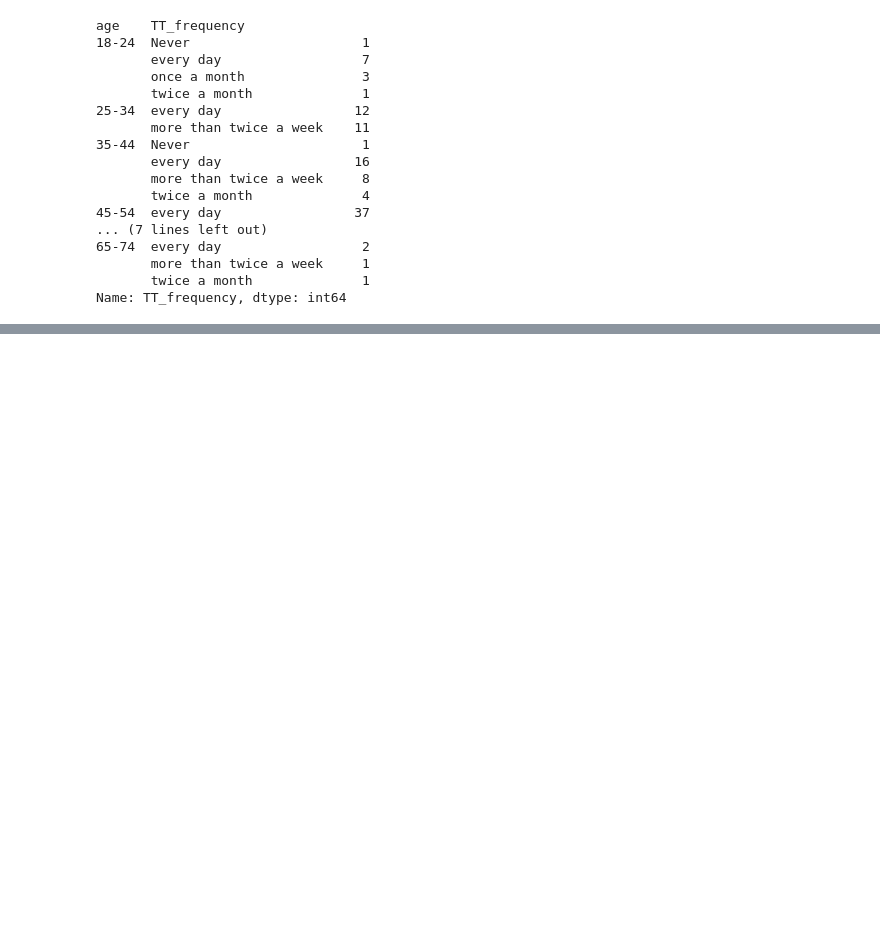
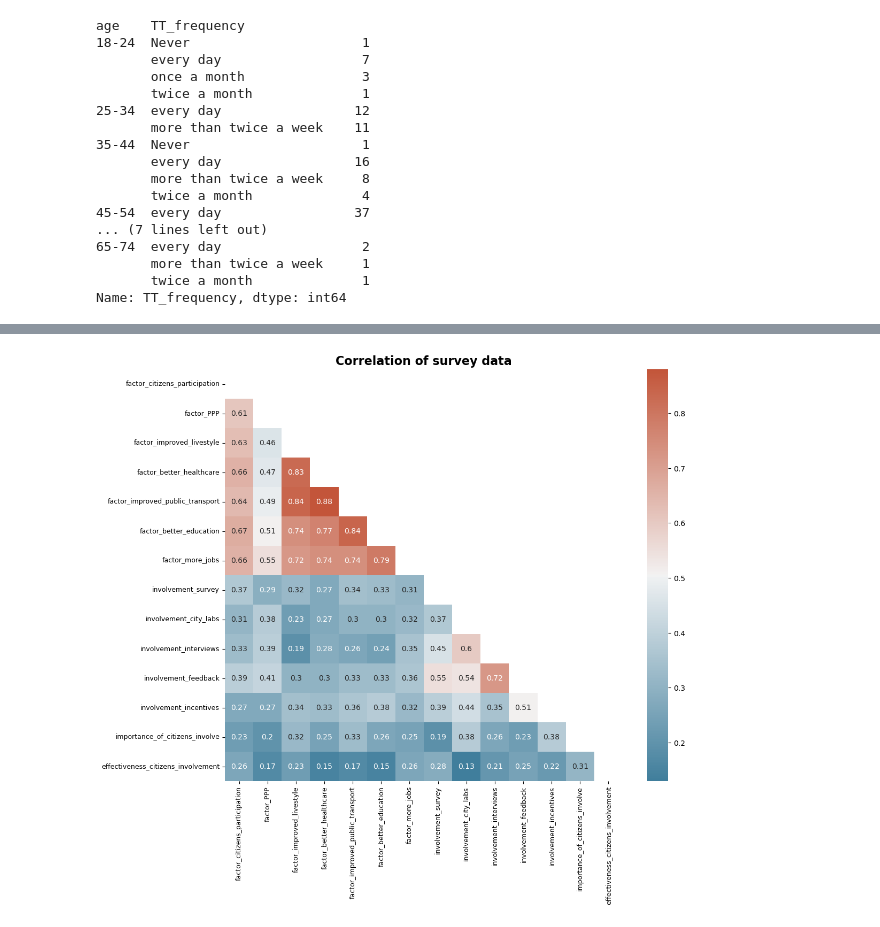
Before and after one commit to motethansen/tracetogether_survey, a Jupyter notebook: surveydata.ipynb, the cells around one changed output, grey strips where cells are left out. Saved outputs shown, nothing was run; the diff lists cells and outputs as text; code cells hidden in the pictures; blank space fills up the shorter version.

```diff
--- a/surveydata.ipynb
+++ b/surveydata.ipynb
@@ -218,0 +261,6 @@ plt.show()
+# %%
+#rank and factor
+df_involve_factor = df_import[['factor_citizens_participation','factor_PPP','factor_improved_livestyle','factor_better_healthcare','factor_improved_public_transport',
+                           'factor_better_education','factor_more_jobs','involvement_survey','involvement_city_labs','involvement_interviews','involvement_feedback',
+                            'involvement_incentives','importance_of_citizens_involve','effectiveness_citizens_involvement']]
+df_involve_factor.corr()
@@ -218,0 +283,29 @@ plt.show()
+# %%
+# Correlation between different variables
+#
+import numpy as np
+corr = df_involve_factor.corr().round(2)
+#
+# Set up the matplotlib plot configuration
+#
+f, ax = plt.subplots(figsize=(12, 10))
+#
+# Generate a mask for upper traingle
+#
+mask = np.triu(np.ones_like(corr, dtype=bool))
+#
+# Configure a custom diverging colormap
+#
+cmap = sns.diverging_palette(230, 20, as_cmap=True)
+#
+# Draw the heatmap
+#
+heatmap_survey = sns.heatmap(corr, annot=True, mask = mask, cmap=cmap)
+plt.yticks(rotation = 0, fontsize=9)
+plt.xticks(rotation = 90, fontsize=9)
+plt.title("Correlation of survey data", fontsize=16, fontweight="bold")
+fig = heatmap_survey.get_figure()
+fig.savefig("corr_heatmap.png", dpi=300, bbox_inches='tight')
+#plt.savefig("corr_heatmap.png")
+# %% [output]
+[figure, added]
```
Also changed, not shown: parts of 7 cells of this notebook, 4 other files.
